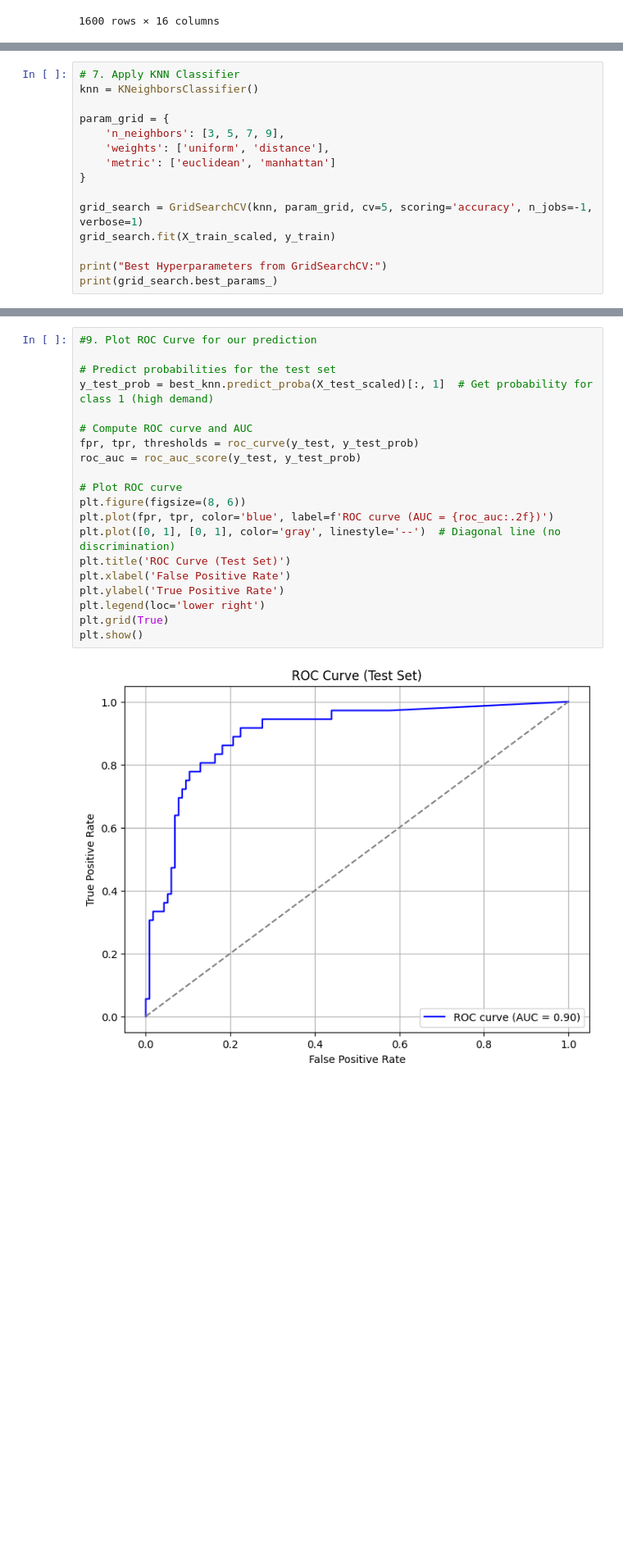
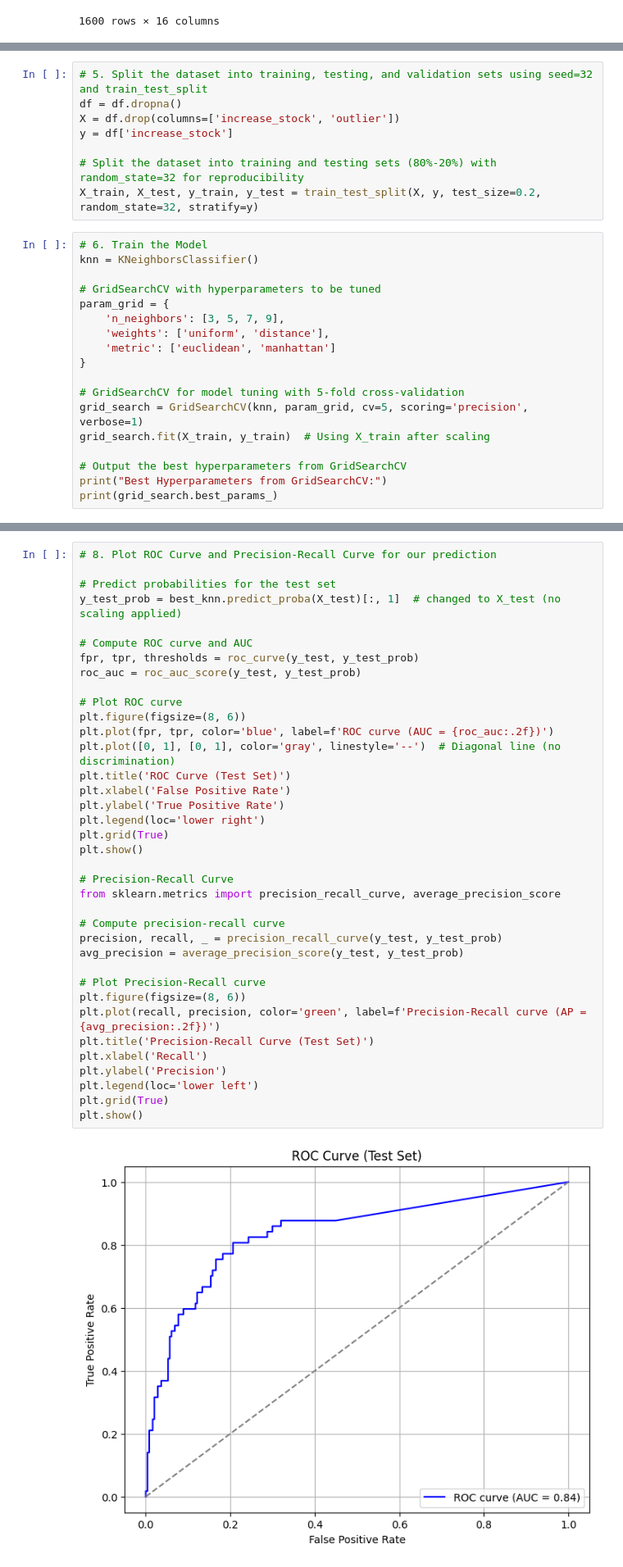
Before and after one commit to Abhinav-Ramalingam/SML, a Jupyter notebook: coding/project/model_knn.ipynb, the cells around one changed output, grey strips where cells are left out. Shown at 82% size. Drawn from its saved outputs; the diff is of its cells as text; blank space fills up the shorter version.

Commit message:
Update: Tried using the MoM points

```diff
--- a/coding/project/model_knn.ipynb
+++ b/coding/project/model_knn.ipynb
@@ -116,16 +165,27 @@ X_test_scaled = scaler.transform(X_test)
+# %%
+# 5. Split the dataset into training, testing, and validation sets using seed=32 and train_test_split
+df = df.dropna()
+X = df.drop(columns=['increase_stock', 'outlier'])
+y = df['increase_stock']
+
+# Split the dataset into training and testing sets (80%-20%) with random_state=32 for reproducibility
+X_train, X_test, y_train, y_test = train_test_split(X, y, test_size=0.2, random_state=32, stratify=y)
 # %%
-# 7. Apply KNN Classifier
+# 6. Train the Model
 knn = KNeighborsClassifier()
 
+# GridSearchCV with hyperparameters to be tuned
 param_grid = {
     'n_neighbors': [3, 5, 7, 9],
     'weights': ['uniform', 'distance'],
     'metric': ['euclidean', 'manhattan']
 }
 
-grid_search = GridSearchCV(knn, param_grid, cv=5, scoring='accuracy', n_jobs=-1, verbose=1)
-grid_search.fit(X_train_scaled, y_train)
+# GridSearchCV for model tuning with 5-fold cross-validation
+grid_search = GridSearchCV(knn, param_grid, cv=5, scoring='precision', verbose=1)
+grid_search.fit(X_train, y_train)  # Using X_train after scaling
 
+# Output the best hyperparameters from GridSearchCV
 print("Best Hyperparameters from GridSearchCV:")
 print(grid_search.best_params_)
 # %% [output]
@@ -184,22 +222,39 @@ weighted avg       0.82      0.83      0.82       152
 # %%
-#9. Plot ROC Curve for our prediction
+# 8. Plot ROC Curve and Precision-Recall Curve for our prediction
 
 # Predict probabilities for the test set
-y_test_prob = best_knn.predict_proba(X_test_scaled)[:, 1]  # Get probability for class 1 (high demand)
+y_test_prob = best_knn.predict_proba(X_test)[:, 1]  # changed to X_test (no scaling applied)
 
 # Compute ROC curve and AUC
 fpr, tpr, thresholds = roc_curve(y_test, y_test_prob)
 roc_auc = roc_auc_score(y_test, y_test_prob)
 
 # Plot ROC curve
 plt.figure(figsize=(8, 6))
 plt.plot(fpr, tpr, color='blue', label=f'ROC curve (AUC = {roc_auc:.2f})')
 plt.plot([0, 1], [0, 1], color='gray', linestyle='--')  # Diagonal line (no discrimination)
 plt.title('ROC Curve (Test Set)')
 plt.xlabel('False Positive Rate')
 plt.ylabel('True Positive Rate')
 plt.legend(loc='lower right')
 plt.grid(True)
 plt.show()
+
+# Precision-Recall Curve
+from sklearn.metrics import precision_recall_curve, average_precision_score
+
+# Compute precision-recall curve
+precision, recall, _ = precision_recall_curve(y_test, y_test_prob)
+avg_precision = average_precision_score(y_test, y_test_prob)
+
+# Plot Precision-Recall curve
+plt.figure(figsize=(8, 6))
+plt.plot(recall, precision, color='green', label=f'Precision-Recall curve (AP = {avg_precision:.2f})')
+plt.title('Precision-Recall Curve (Test Set)')
+plt.xlabel('Recall')
+plt.ylabel('Precision')
+plt.legend(loc='lower left')
+plt.grid(True)
+plt.show()
 # %% [output]
-[figure, old version]
+[figure, new version]
```
Also changed, not shown: parts of 11 cells of this notebook.
